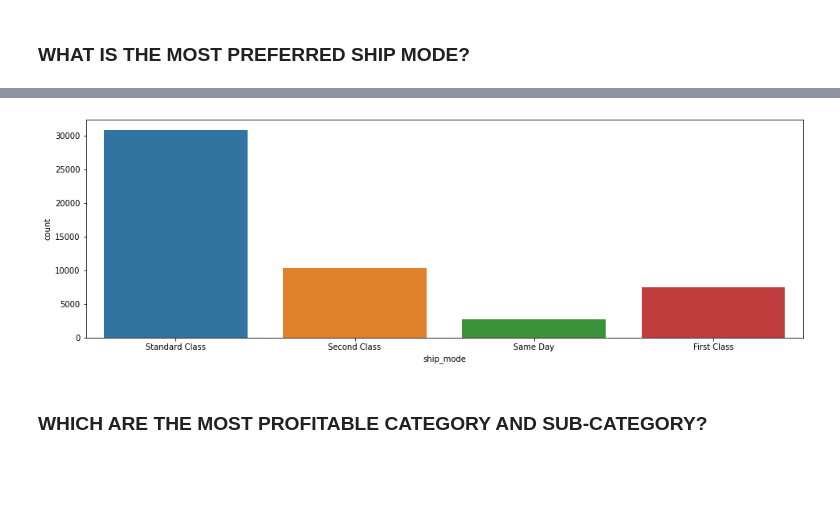
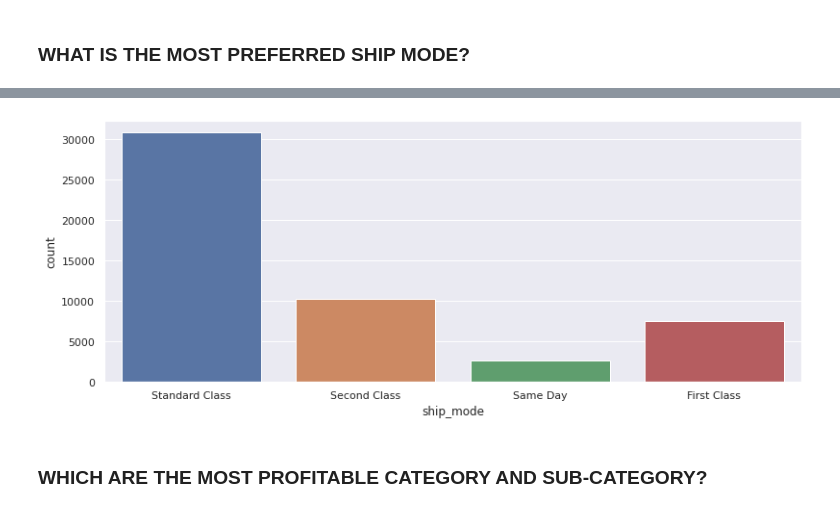
Before and after one commit to fajarslvn/data_analysis, a Jupyter notebook: superstore-sales-analysis/superstore.ipynb, the cells around one changed output, grey strips where cells are left out. Drawn from its saved outputs; the diff is of its cells as text; code cells hidden in the pictures; blank space fills up the shorter version.

```diff
--- a/superstore-sales-analysis/superstore.ipynb
+++ b/superstore-sales-analysis/superstore.ipynb
@@ -82,8 +106,9 @@ df.describe().round()
 df['month_year'] = df['order_date'].apply(lambda x: x.strftime('%Y-%m'))
 df_temp = df.groupby('month_year').sum()['sales'].reset_index()
 # %%
-plt.figure(figsize=(15, 8))
-plt.plot(df_temp['month_year'], df_temp['sales'], color='red')
+plt.figure(figsize=(16, 8))
+sns.set_theme(style="whitegrid")
+sns.barplot(x=df_temp['month_year'], y=df_temp['sales'], data=df_temp, palette='tab10')
 plt.xticks(rotation='vertical')
 plt.show()
 # %% [output]
@@ -107,3 +133,9 @@ prod_sales[:10]
 | Harbour Creations Executive Leath... | 50121.5160 |
 | Samsung Smart Phone, Cordless | 48653.4600 |
 | Nokia Smart Phone, with Caller ID | 47877.7857 |
+# %%
+plt.figure(figsize=(14, 7))
+sns.set_theme(style="darkgrid")
+sns.lineplot(x=top10_prod.index, y=top10_prod['sales'], data=top10_prod, color='purple', linewidth=2.5)
+plt.xticks(rotation=45)
+plt.show()
@@ -134,0 +164,6 @@ most_sales_prod[:16]
+# %%
+plt.figure(figsize=(14, 7))
+sns.set_theme(style="whitegrid")
+sns.lineplot(x=top_sales.index, y=top_sales['quantity'], data=top_sales, color='limegreen', linewidth=2.5)
+plt.xticks(rotation=45)
+plt.show()
@@ -151,11 +174,12 @@ Requirement already satisfied: six in /usr/local/lib/python3.6/dist-packages (fr
 # %%
-import seaborn as sns
-
-plt.figure(figsize=(16, 5))
+# pref_ship_mode = pd.DataFrame(df.groupby('ship_mode').sum()['quantity'])
+# pref_ship_mode.sort_values(by=['quantity'], inplace=True, ascending=False)
+plt.figure(figsize=(13, 5))
+sns.set_theme(style="darkgrid")
 sns.countplot(x='ship_mode', data=df)
 plt.show()
 # %% [output]
-[figure, old version]
+[figure, new version]
 # %% [markdown]
 ### **WHICH ARE THE MOST PROFITABLE CATEGORY AND SUB-CATEGORY?**
 # %%
```
Also changed, not shown: parts of 13 cells of this notebook, 1 other file.
